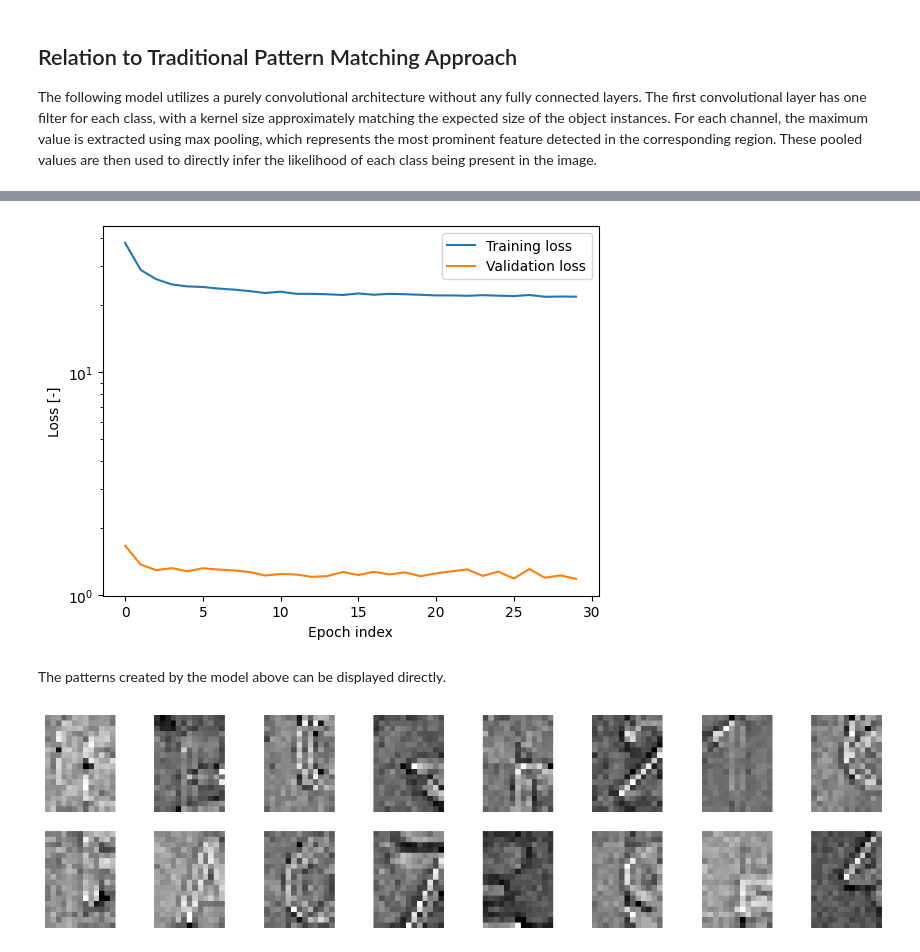
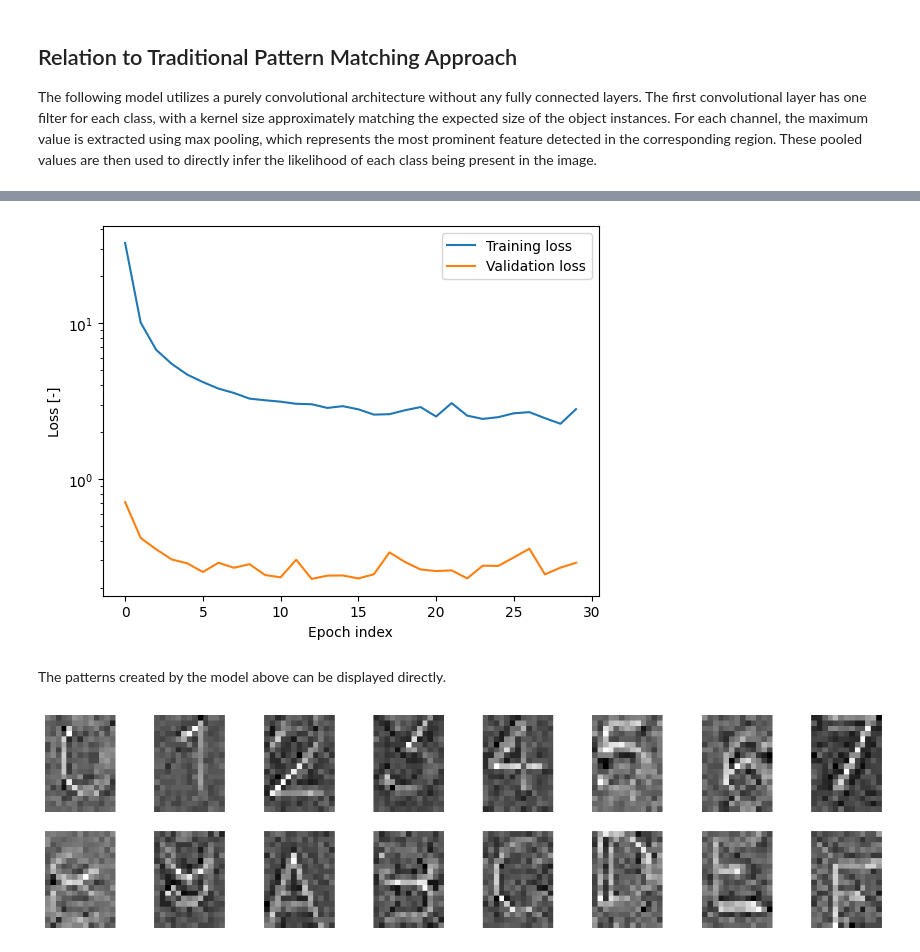
Before and after one commit to CVUT-FS-12110/pytorch-intro, a Jupyter notebook: resources/convolution.ipynb, the cells around one changed output, grey strips where cells are left out. Saved outputs shown, nothing was run; the diff lists cells and outputs as text; code cells hidden in the pictures.

```diff
--- a/resources/convolution.ipynb
+++ b/resources/convolution.ipynb
@@ -32,7 +32,7 @@ class DatasetArtificial(Dataset):
 
     def __init__(self, num=10, symbols="0123456789ABCDEF"):
         self.len = num
-        self.cls_to_label = list(set(symbols))
+        self.cls_to_label = list(symbols)
         self.label_to_cls = {label: idx for idx, label in enumerate(self.cls_to_label)}
         self.num_classes = len(symbols)
         self.shape = (32, 32)
@@ -42,7 +42,7 @@ class DatasetArtificial(Dataset):
         self.tensor_images = torch.empty((self.len, self.shape[0], self.shape[1]))
         self.tensor_one_hot = torch.empty((self.len, self.num_classes))
         font = cv.FONT_HERSHEY_SIMPLEX
-        loc = np.random.randint((5, 23), (11, 27), (num, 2))
+        loc = np.random.randint((3, 19), (20, 28), (num, 2))
         font_scale = np.random.random(num) * 0.2 + 0.5
         color = 255
         thickness = np.random.randint(1, 3, num)
@@ -456,7 +478,7 @@ class DigitClassifierV0(nn.Module):
         self._cnn = nn.Sequential(
             nn.Conv2d(input_channels, num_classes, kernel_size=(18, 13)),
             nn.AdaptiveMaxPool2d((1, 1)),
-            nn.Sigmoid()
+            nn.Softmax(dim=1)
         )
 
         self._initialize_weights()
@@ -492,4 +514,4 @@ Epoch [30/30], Time: 0.44s, Train Loss: 21.87425, Validation Loss: 1.18264, Accu
-[figure, old version]
+[figure, new version]
 # %% [markdown]
 The patterns created by the model above can be displayed directly.
 # %%
@@ -506,4 +528,4 @@ def plot_filters(model, num_cols=8):
 
 plot_filters(model)
 # %% [output]
-[figure, old version]
+[figure, new version]
```
Also changed, not shown: parts of 6 cells of this notebook, 1 other file.
